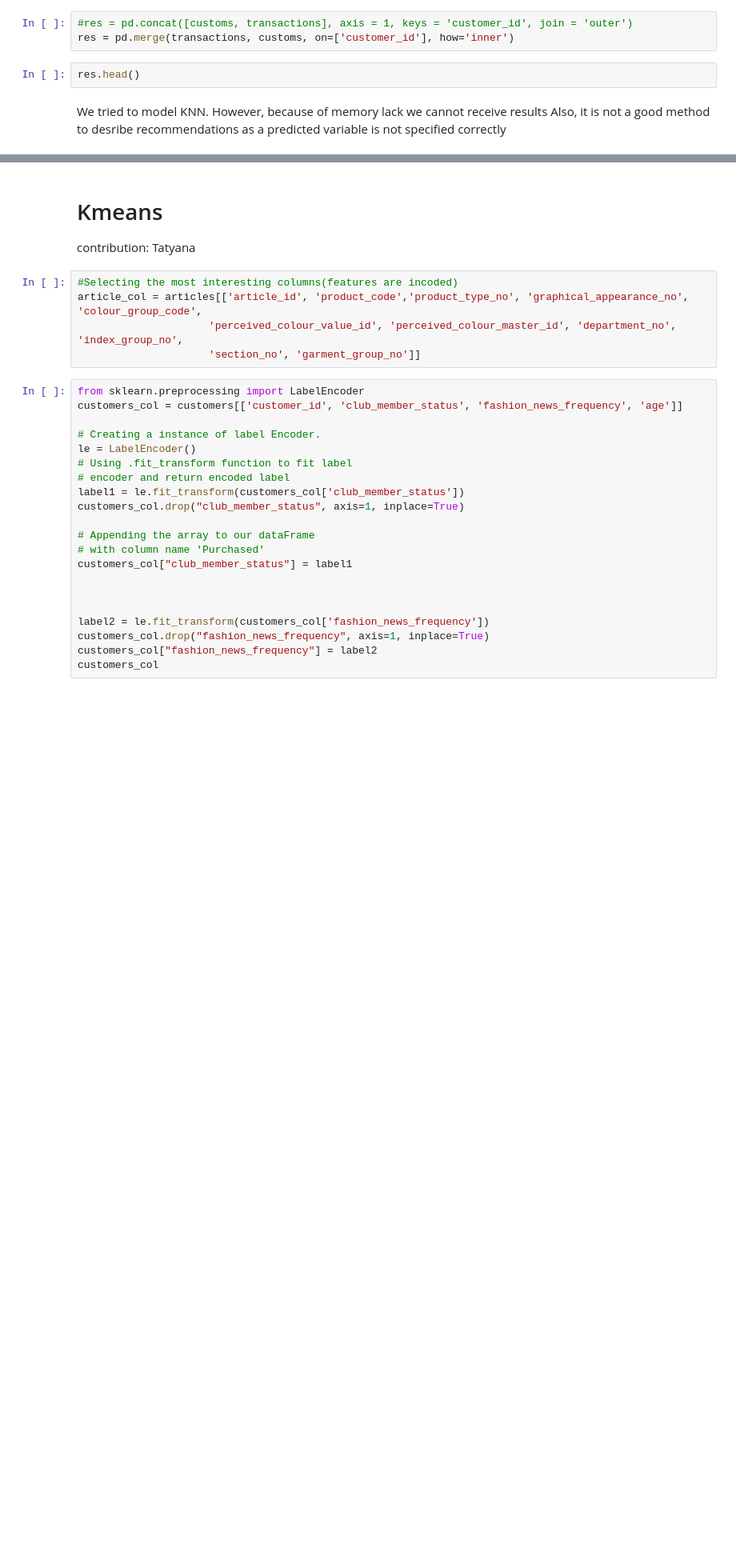
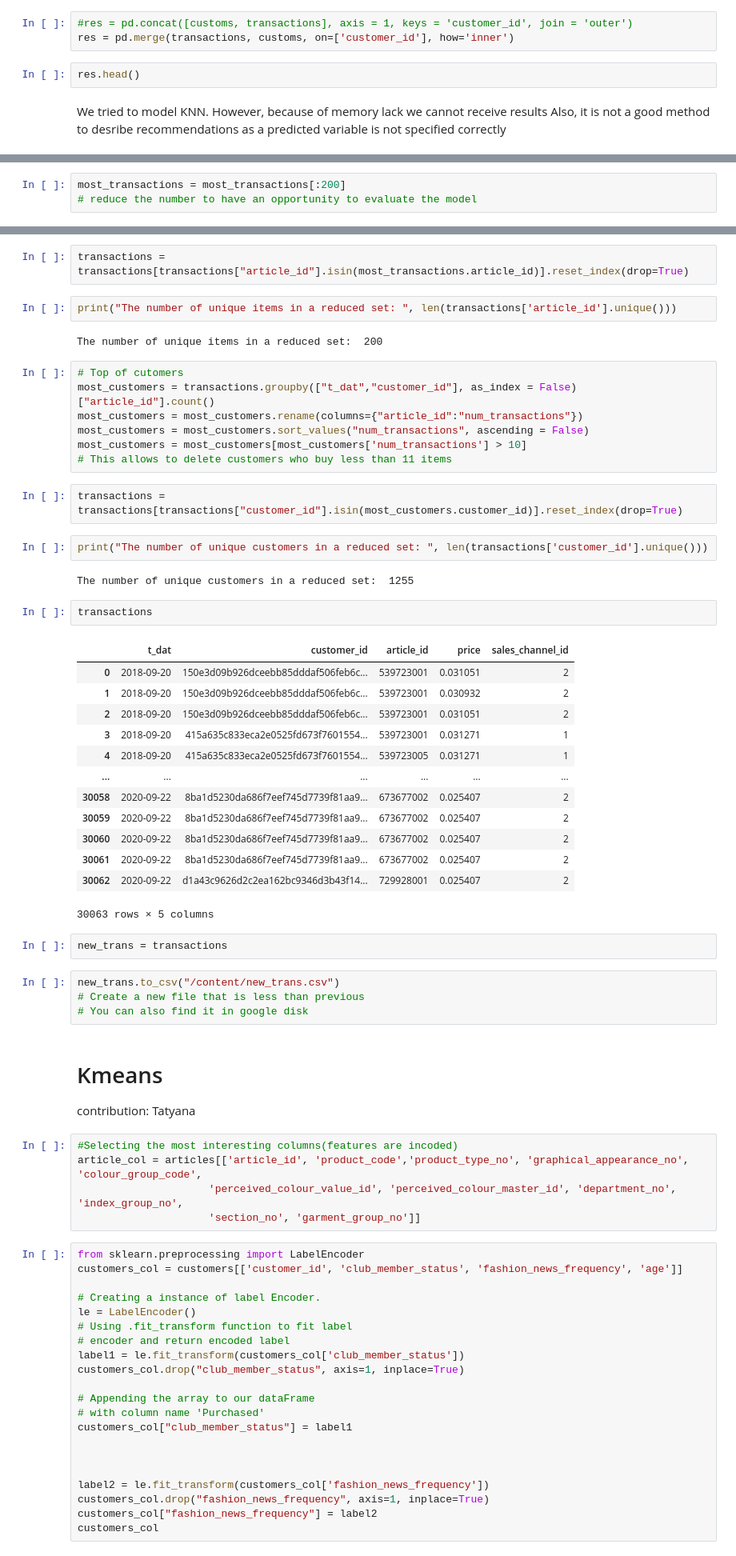
Before and after one commit to krisster/MLDM_project, a Jupyter notebook: H&M_project_test2.ipynb, the cells around one changed output, grey strips where cells are left out. Shown: that part at 80% size. Saved outputs shown, nothing was run; the diff lists cells and outputs as text; blank space fills up the shorter version.

```diff
--- a/H&M_project_test2.ipynb
+++ b/H&M_project_test2.ipynb
@@ -369,0 +365,3 @@ Also, it is not a good method to desribe recommendations as a predicted variable
+# %%
+most_transactions = most_transactions[:200]
+# reduce the number to have an opportunity to evaluate the model
@@ -370,3 +384,44 @@ Also, it is not a good method to desribe recommendations as a predicted variable
+# %%
+transactions = transactions[transactions["article_id"].isin(most_transactions.article_id)].reset_index(drop=True)
+# %%
+print("The number of unique items in a reduced set: ", len(transactions['article_id'].unique()))
+# %% [output]
+The number of unique items in a reduced set:  200
+# %%
+# Top of cutomers
+most_customers = transactions.groupby(["t_dat","customer_id"], as_index = False)["article_id"].count()
+most_customers = most_customers.rename(columns={"article_id":"num_transactions"})
+most_customers = most_customers.sort_values("num_transactions", ascending = False)
+most_customers = most_customers[most_customers['num_transactions'] > 10]
+# This allows to delete customers who buy less than 11 items
+# %%
+transactions = transactions[transactions["customer_id"].isin(most_customers.customer_id)].reset_index(drop=True)
+# %%
+print("The number of unique customers in a reduced set: ", len(transactions['customer_id'].unique()))
+# %% [output]
+The number of unique customers in a reduced set:  1255
+# %%
+transactions
+# %% [output]
+|  | t_dat | customer_id | article_id | price | sales_channel_id |
+| 0 | 2018-09-20 | 150e3d09b926dceebb85dddaf506feb6c... | 539723001 | 0.031051 | 2 |
+| 1 | 2018-09-20 | 150e3d09b926dceebb85dddaf506feb6c... | 539723001 | 0.030932 | 2 |
+| 2 | 2018-09-20 | 150e3d09b926dceebb85dddaf506feb6c... | 539723001 | 0.031051 | 2 |
+| 3 | 2018-09-20 | 415a635c833eca2e0525fd673f7601554... | 539723001 | 0.031271 | 1 |
+| 4 | 2018-09-20 | 415a635c833eca2e0525fd673f7601554... | 539723005 | 0.031271 | 1 |
+| ... | ... | ... | ... | ... | ... |
+| 30058 | 2020-09-22 | 8ba1d5230da686f7eef745d7739f81aa9... | 673677002 | 0.025407 | 2 |
+| 30059 | 2020-09-22 | 8ba1d5230da686f7eef745d7739f81aa9... | 673677002 | 0.025407 | 2 |
+| 30060 | 2020-09-22 | 8ba1d5230da686f7eef745d7739f81aa9... | 673677002 | 0.025407 | 2 |
+| 30061 | 2020-09-22 | 8ba1d5230da686f7eef745d7739f81aa9... | 673677002 | 0.025407 | 2 |
+| 30062 | 2020-09-22 | d1a43c9626d2c2ea162bc9346d3b43f14... | 729928001 | 0.025407 | 2 |
+30063 rows × 5 columns
+# %%
+new_trans = transactions
+# %%
+new_trans.to_csv("/content/new_trans.csv")
+# Create a new file that is less than previous
+# You can also find it in google disk
 # %% [markdown]
 # Kmeans
 contribution: Tatyana
```
Also changed, not shown: parts of 45 cells of this notebook.
